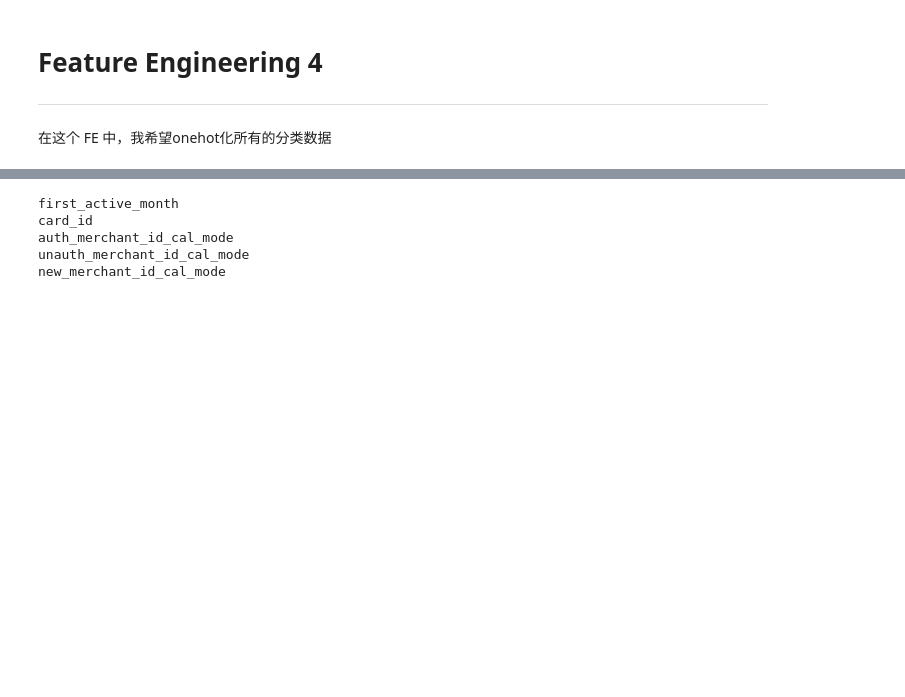
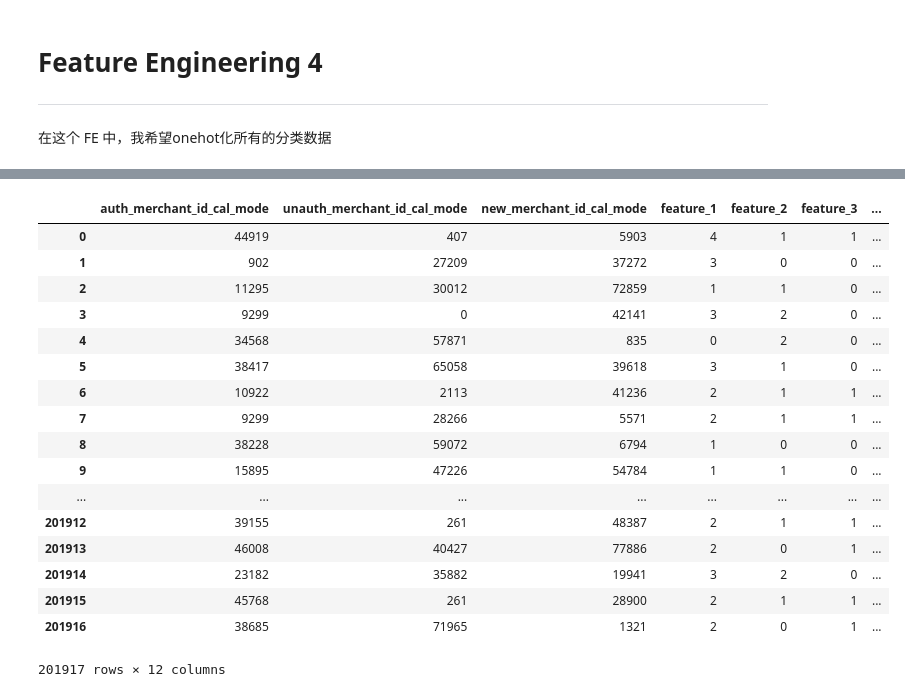
Before and after one commit to chamhoo/elo, a Jupyter notebook: Notebook/FE_4.ipynb, the cells around one changed output, grey strips where cells are left out. Cells and saved outputs as stored; diff of their text form; code cells hidden in the pictures; blank space fills up the shorter version.

```diff
--- a/Notebook/FE_4.ipynb
+++ b/Notebook/FE_4.ipynb
@@ -142,6 +133,9 @@ agg_unauth = agg_dataframe(unauth)
 agg_unauth.columns = ['unauth_' + c if c != 'card_id' else c for c in agg_unauth.columns]
 agg_new = agg_dataframe(new)
 agg_new.columns = ['new_' + c if c != 'card_id' else c for c in agg_new.columns]
+# %%
+agg_unauth.fillna(0, inplace=True)
+agg_new.fillna(0, inplace=True)
 # %%
 def cate(df, cate_col):
     cate_df = pd.DataFrame({'card_id': df.card_id.unique()})
@@ -172,6 +166,7 @@ def per_month(df):
     df_month = df.groupby(['card_id', 'month_lag']).agg(agg)
     df_month.columns = ['._'.join(col).strip() for col in df_month.columns.values]
     df_month.reset_index(inplace=True)
+    df_month.fillna(0, inplace=True)
 
     df_final = df_month.groupby('card_id').agg(['mean', 'std', 'max', 'min', np.median])
     df_final.columns = ['._'.join(col).strip() for col in df_final.columns.values]
@@ -187,6 +182,7 @@ def successive_aggregates(df, field1, field2):
     u = pd.DataFrame(t).reset_index().groupby('card_id')[field2].agg(['mean', 'min', 'max', 'std', np.median])
     u.columns = [field1 + '_' + field2 + '_' + col for col in u.columns.values]
     u.reset_index(inplace=True)
+    u.fillna(0, inplace=True)
     return u
 # %%
 additional_fields = successive_aggregates(new, 'category_1', 'purchase_amount')
@@ -220,15 +216,30 @@ test = pd.merge(test, additional_fields, on='card_id', how='left')
 for i in train.columns:
     if train[i].dtype == object:
         print(i)
-# %% [output]
-first_active_month
-card_id
-auth_merchant_id_cal_mode
-unauth_merchant_id_cal_mode
-new_merchant_id_cal_mode
 # %%
 train['first_active_month'] = (pd.to_datetime(train['first_active_month']) - startime).dt.days
 test['first_active_month'] = (pd.to_datetime(test['first_active_month']) - startime).dt.days
+# %%
+train[str_label]
+# %% [output]
+|  | auth_merchant_id_cal_mode | unauth_merchant_id_cal_mode | new_merchant_id_cal_mode | feature_1 | feature_2 | feature_3 | ... |
+| 0 | 44919 | 407 | 5903 | 4 | 1 | 1 | ... |
+| 1 | 902 | 27209 | 37272 | 3 | 0 | 0 | ... |
+| 2 | 11295 | 30012 | 72859 | 1 | 1 | 0 | ... |
+| 3 | 9299 | 0 | 42141 | 3 | 2 | 0 | ... |
+| 4 | 34568 | 57871 | 835 | 0 | 2 | 0 | ... |
+| 5 | 38417 | 65058 | 39618 | 3 | 1 | 0 | ... |
+| 6 | 10922 | 2113 | 41236 | 2 | 1 | 1 | ... |
+| 7 | 9299 | 28266 | 5571 | 2 | 1 | 1 | ... |
+| 8 | 38228 | 59072 | 6794 | 1 | 0 | 0 | ... |
+| 9 | 15895 | 47226 | 54784 | 1 | 1 | 0 | ... |
+| ... | ... | ... | ... | ... | ... | ... | ... |
+| 201912 | 39155 | 261 | 48387 | 2 | 1 | 1 | ... |
+| 201913 | 46008 | 40427 | 77886 | 2 | 0 | 1 | ... |
+| 201914 | 23182 | 35882 | 19941 | 3 | 2 | 0 | ... |
+| 201915 | 45768 | 261 | 28900 | 2 | 1 | 1 | ... |
+| 201916 | 38685 | 71965 | 1321 | 2 | 0 | 1 | ... |
+201917 rows × 12 columns
 # %%
 str_label = [
     'auth_merchant_id_cal_mode',
```
Also changed, not shown: parts of 3 cells of this notebook.
